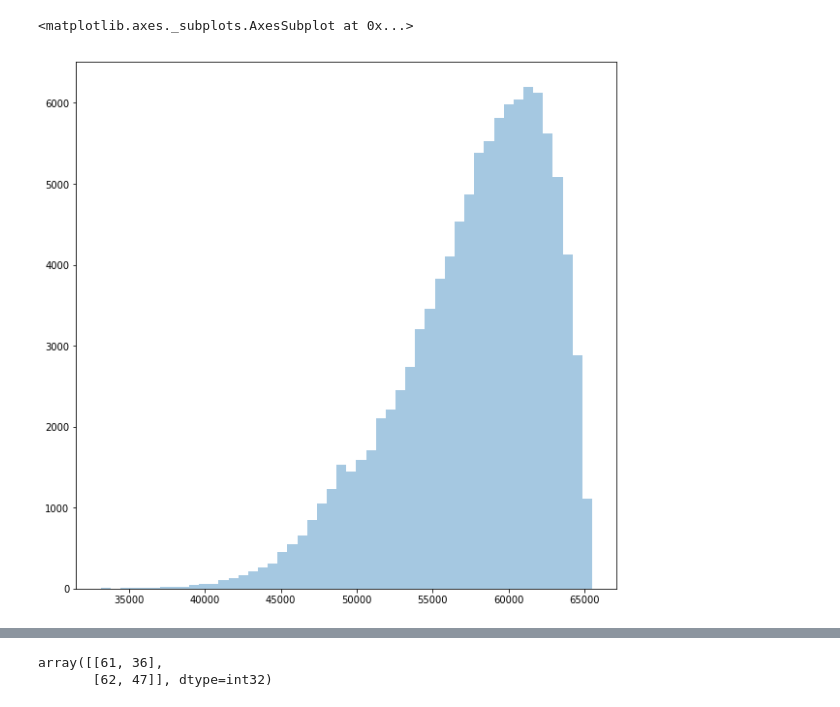
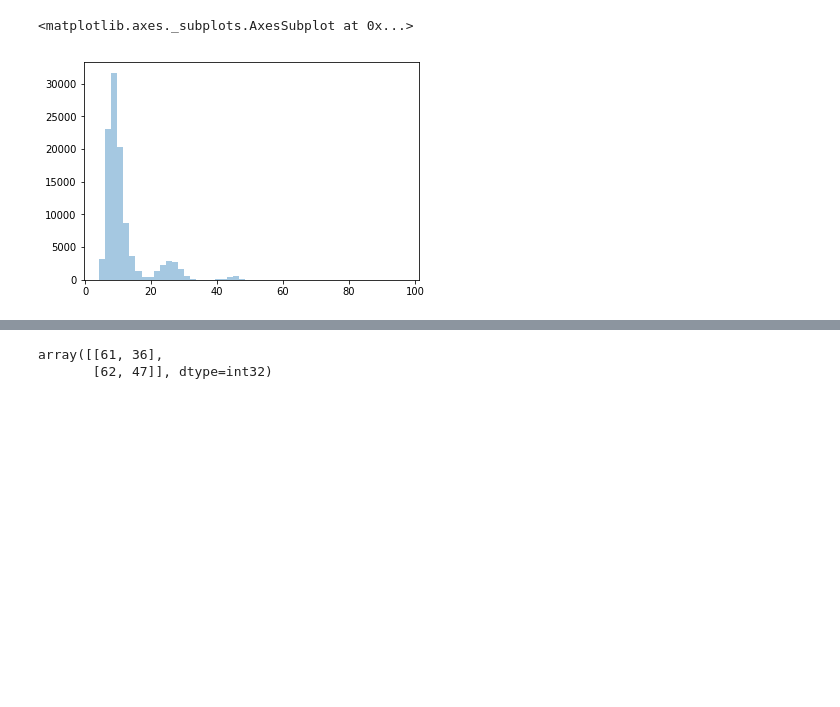
Before and after one commit to edublancas/yass-private, a Jupyter notebook: nnet/nnet viz.ipynb, the cells around one changed output, grey strips where cells are left out. Cells and saved outputs as stored; diff of their text form; code cells hidden in the pictures; blank space fills up the shorter version.

```diff
--- a/nnet/nnet viz.ipynb
+++ b/nnet/nnet viz.ipynb
@@ -13,8 +18,6 @@ plt.rcParams['figure.figsize'] = (10, 10)
 # %%
 path_to_data = path.expanduser('~/data')
 path_to_gold_standard = path.join(path_to_data, 'groundtruth_ej49_data1_set1.mat')
-path_to_standarized = path.join(path_to_data, 'tmp', 'preprocess',
-                               'standarized.bin')
 path_to_raw = path.join(path_to_data, 'ej49_data1_set1.bin')
 path_to_geom = path.join(path_to_data, 'ej49_geometry1.txt')
 
@@ -27,9 +36,9 @@ explorer_raw = RecordingExplorer(path_to_raw, path_to_geom,
                                  n_channels=49, data_order='samples',
                                  spike_size=15, neighbor_radius=70)
 
-explorer_std = RecordingExplorer(path_to_standarized, path_to_geom,
-                                 dtype='int16',
-                                 n_channels=49, data_order='samples',
+
+explorer_std = RecordingExplorer(path_to_standarized,
+                                 path_to_geom=None,
                                  spike_size=15, neighbor_radius=70)
 # %%
 explorer_raw.plot_series(0, 1000, channels=[0, 1])
@@ -101,6 +102,6 @@ sns.distplot(amps_all_raw, kde=False)
 # %%
-sns.distplot(amps_clear, kde=False)
+sns.distplot(amps_clear_std, kde=False)
 # %% [output]
 <matplotlib.axes._subplots.AxesSubplot at 0x...>
-[figure, old version]
+[figure, new version]
 # %%
```
Also changed, not shown: parts of 14 cells of this notebook, 1 other file.
